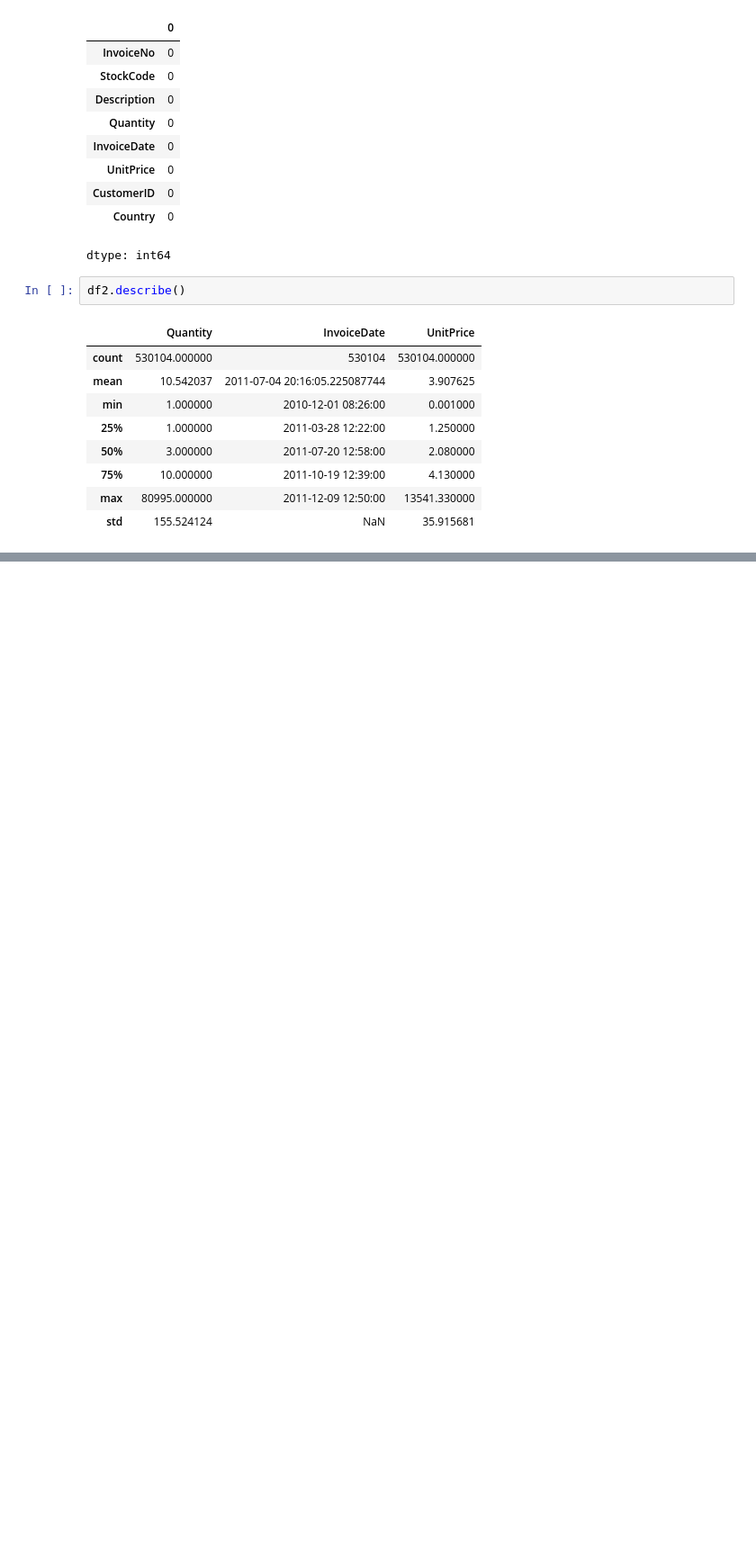
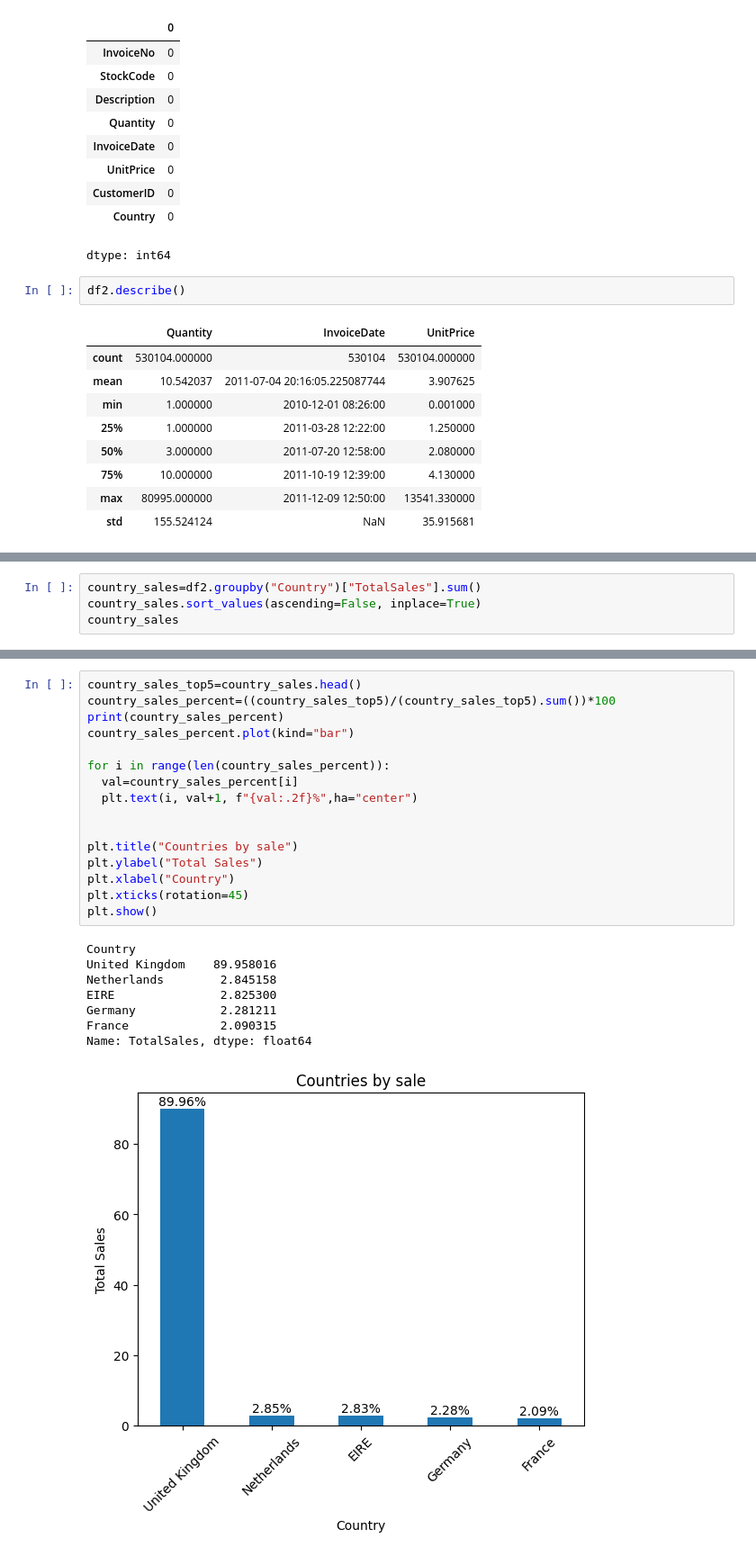
Before and after one commit to AnaghMiglani/Online-Retail-EDA, a Jupyter notebook: Online_Retail_EDA.ipynb, the cells around one changed output, grey strips where cells are left out. Shown at 90% size. Saved outputs shown, nothing was run; the diff lists cells and outputs as text; blank space fills up the shorter version.

```diff
--- a/Online_Retail_EDA.ipynb
+++ b/Online_Retail_EDA.ipynb
@@ -259,0 +324,4 @@ df2.describe()
+# %%
+country_sales=df2.groupby("Country")["TotalSales"].sum()
+country_sales.sort_values(ascending=False, inplace=True)
+country_sales
@@ -259,0 +348,25 @@ df2.describe()
+# %%
+country_sales_top5=country_sales.head()
+country_sales_percent=((country_sales_top5)/(country_sales_top5).sum())*100
+print(country_sales_percent)
+country_sales_percent.plot(kind="bar")
+
+for i in range(len(country_sales_percent)):
+  val=country_sales_percent[i]
+  plt.text(i, val+1, f"{val:.2f}%",ha="center")
+
+
+plt.title("Countries by sale")
+plt.ylabel("Total Sales")
+plt.xlabel("Country")
+plt.xticks(rotation=45)
+plt.show()
+# %% [output]
+Country
+United Kingdom    89.958016
+Netherlands        2.845158
+EIRE               2.825300
+Germany            2.281211
+France             2.090315
+Name: TotalSales, dtype: float64
+[figure, added]
```
Also changed, not shown: parts of 13 cells of this notebook.
